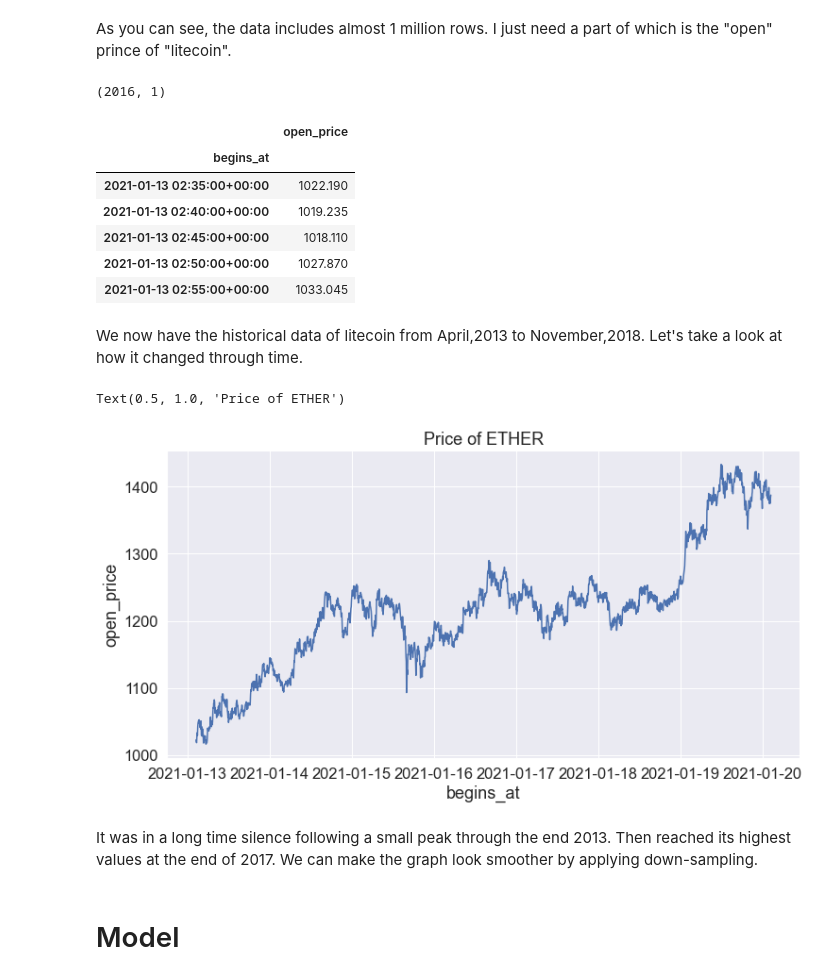
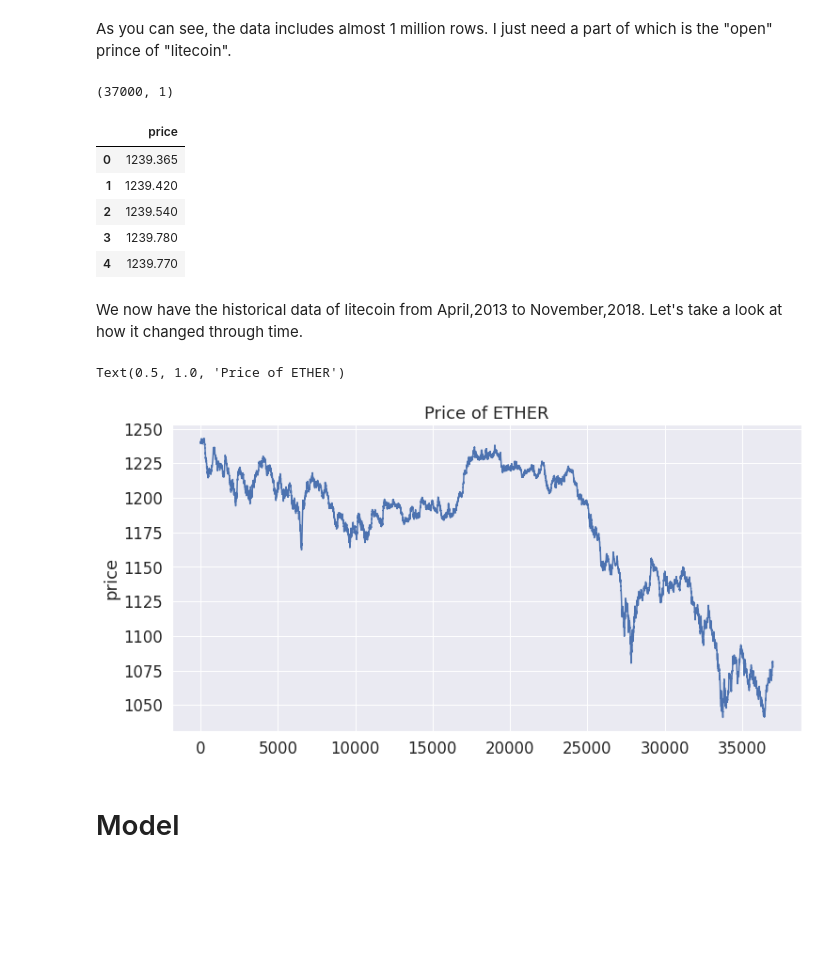
Before and after one commit to jsngalloway/night-trader, a Jupyter notebook: notebooks/Crypto-currency-prediction.ipynb, the cells around one changed output. Saved outputs shown, nothing was run; the diff lists cells and outputs as text; code cells hidden in the pictures; blank space fills up the shorter version.

```diff
--- a/notebooks/Crypto-currency-prediction.ipynb
+++ b/notebooks/Crypto-currency-prediction.ipynb
@@ -24,6 +14,6 @@ register_matplotlib_converters()
 # %% [markdown]
 After importing the libraries, we can now get the data we need:
 # %%
-df = pd.read_csv("test.csv", parse_dates=["begins_at"], index_col="begins_at")
+df = pd.read_csv("MorningTest.csv")[['price']]
 df.shape
 # %% [output]
@@ -41,28 +30,24 @@ df.head()
 # %% [markdown]
 As you can see, the data includes almost 1 million rows. I just need a part of which is the "open" prince of "litecoin".
 # %%
-df = df[["open_price"]]
 df.shape
 # %% [output]
-(2016, 1)
+(37000, 1)
 # %%
 df.head()
 # %% [output]
-|  | open_price |
-| begins_at |  |
-| 2021-01-13 02:35:00+00:00 | 1022.190 |
-| 2021-01-13 02:40:00+00:00 | 1019.235 |
-| 2021-01-13 02:45:00+00:00 | 1018.110 |
-| 2021-01-13 02:50:00+00:00 | 1027.870 |
-| 2021-01-13 02:55:00+00:00 | 1033.045 |
+|  | price |
+| 0 | 1239.365 |
+| 1 | 1239.420 |
+| 2 | 1239.540 |
+| 3 | 1239.780 |
+| 4 | 1239.770 |
 # %% [markdown]
 We now have the historical data of litecoin from April,2013 to November,2018. Let's take a look at how it changed through time.
 # %%
 plt.figure(figsize=(12,6))
-sns.lineplot(x=df.index, y="open_price", data=df).set_title("Price of ETHER")
+sns.lineplot(x=df.index, y="price", data=df).set_title("Price of ETHER")
 # %% [output]
 Text(0.5, 1.0, 'Price of ETHER')
-[figure, old version]
+[figure, new version]
-# %% [markdown]
-It was in a long time silence following a small peak through the end 2013. Then reached its highest values at the end of 2017. We can make the graph look smoother by applying down-sampling.
 # %%
```
Also changed, not shown: parts of 22 cells of this notebook.
